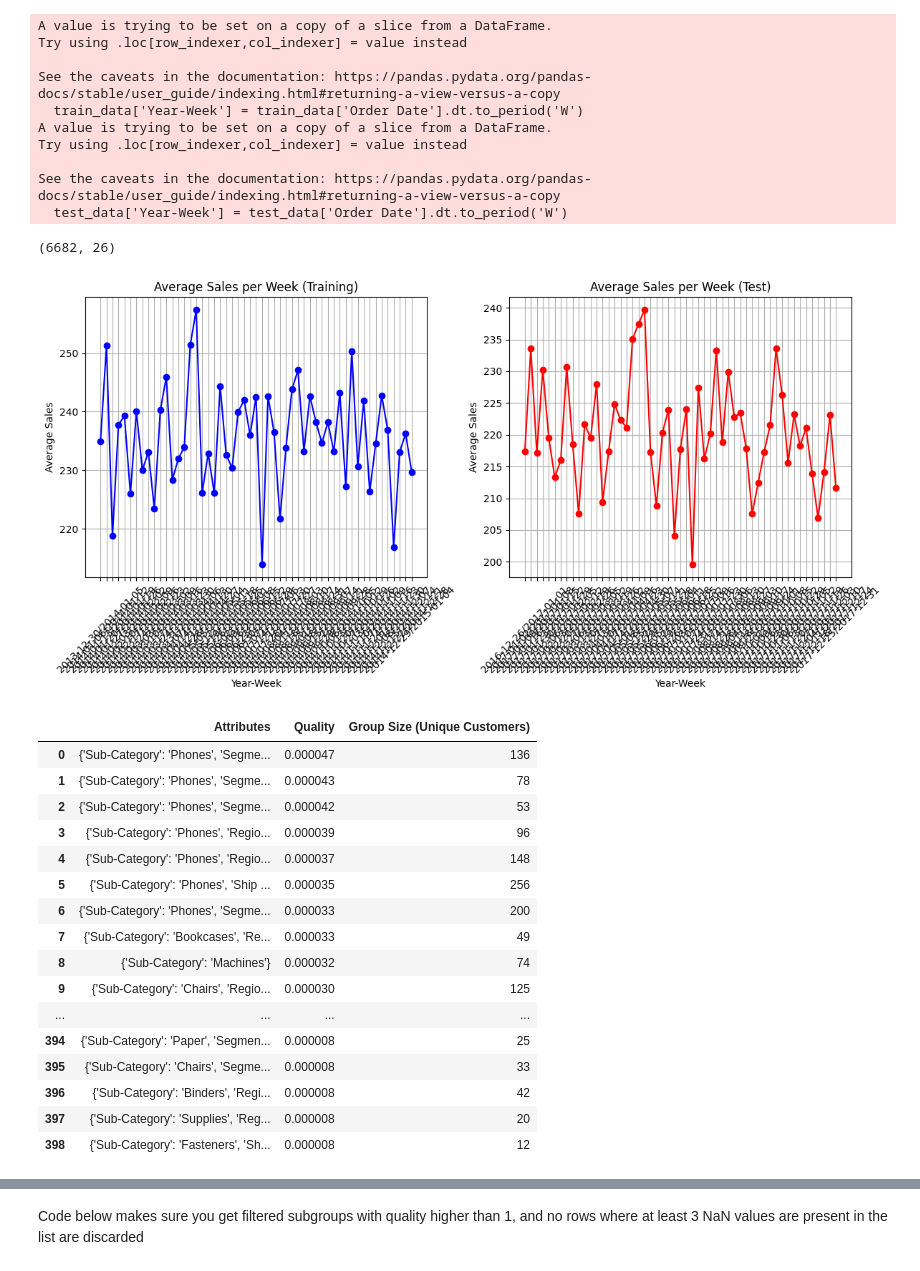
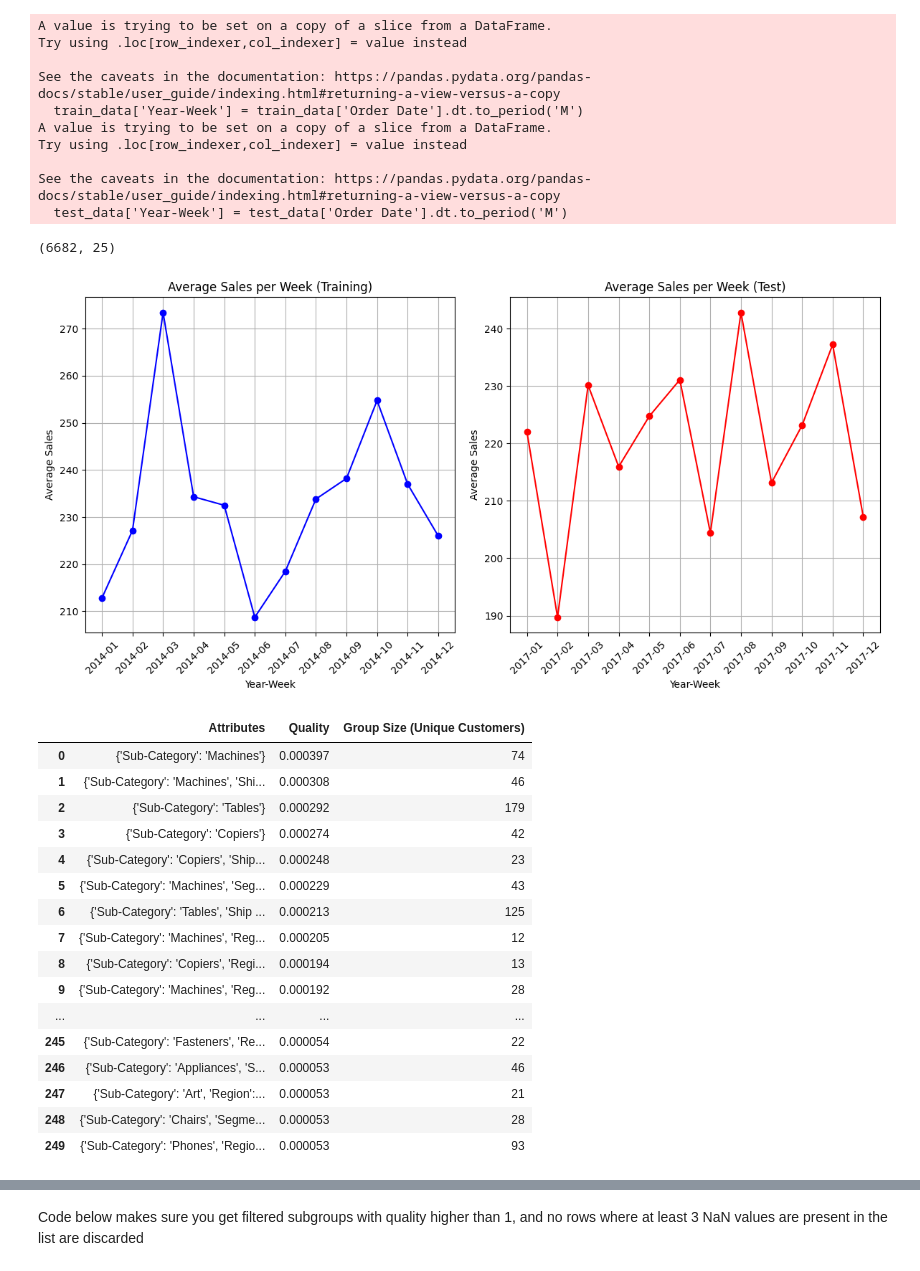
Before and after one commit to mauritzvanlingen/RTiDM-groep-2, a Jupyter notebook: subgroup_discovery.ipynb, the cells around one changed output, grey strips where cells are left out. Drawn from its saved outputs; the diff is of its cells as text; code cells hidden in the pictures.

```diff
--- a/subgroup_discovery.ipynb
+++ b/subgroup_discovery.ipynb
@@ -16,7 +16,7 @@ df['Order Date'] = pd.to_datetime(df['Order Date'])
 def categorize_discount(discount):
     if discount == 0:
         return "No discount"
-    elif 0 < discount <= 0.2:  # Assuming 20% corresponds to 0.2 in the dataset
+    elif 0 < discount <= 0.3:
         return "Low discount"
     else:
         return "High discount"
@@ -53,7 +53,7 @@ train_data = df[df['Order Date'] <= cutoff_date]
 test_data = df[df['Order Date'] > cutoff_date]
 
 # Apply medium exponential smoothing to reduce the impact of outliers (on 'Profit' and 'Sales' columns)
-def apply_exponential_smoothing(data, alpha=0.01):
+def apply_exponential_smoothing(data, alpha=0.15):
     # Apply exponential smoothing to 'Profit' and 'Sales'
     data['Profit'] = data['Profit'].ewm(alpha=alpha).mean()
     data['Sales'] = data['Sales'].ewm(alpha=alpha).mean()
@@ -147,12 +147,9 @@ See the caveats in the documentation: https://pandas.pydata.org/pandas-docs/stab
 Training Data (After Exponential Smoothing)
 (6682, 24)
 # %%
-import pandas as pd
-import matplotlib.pyplot as plt
-
 # Extract the year-week format from 'Order Date' to group by week
-train_data['Year-Week'] = train_data['Order Date'].dt.to_period('W')
-test_data['Year-Week'] = test_data['Order Date'].dt.to_period('W')
+train_data['Year-Week'] = train_data['Order Date'].dt.to_period('M')
+test_data['Year-Week'] = test_data['Order Date'].dt.to_period('M')
 print(train_data.shape)
 # Group by 'Year-Week' and calculate the average sales per week for both datasets
 avg_sales_per_week_train = train_data.groupby('Year-Week')['Sales'].mean()
@@ -163,39 +160,38 @@ plt.figure(figsize=(12, 6))
 
 plt.subplot(1, 2, 1)
 plt.plot(avg_sales_per_week_train.index.astype(str), avg_sales_per_week_train.values, marker='o', linestyle='-', color='b')
 plt.title('Average Sales per Week (Training)')
 plt.xlabel('Year-Week')
 plt.ylabel('Average Sales')
 plt.xticks(rotation=45)
 plt.grid(True)
 
 # Plot the average sales per week for the test dataset
 plt.subplot(1, 2, 2)
 plt.plot(avg_sales_per_week_test.index.astype(str), avg_sales_per_week_test.values, marker='o', linestyle='-', color='r')
 plt.title('Average Sales per Week (Test)')
 plt.xlabel('Year-Week')
 plt.ylabel('Average Sales')
 plt.xticks(rotation=45)
 plt.grid(True)
 
 # Adjust layout and display the plots
 plt.tight_layout()
 plt.show()
 # %% [output]
 A value is trying to be set on a copy of a slice from a DataFrame.
 Try using .loc[row_indexer,col_indexer] = value instead
 
 See the caveats in the documentation: https://pandas.pydata.org/pandas-docs/stable/user_guide/indexing.html#returning-a-view-versus-a-copy
-  train_data['Year-Week'] = train_data['Order Date'].dt.to_period('W')
+  train_data['Year-Week'] = train_data['Order Date'].dt.to_period('M')
 A value is trying to be set on a copy of a slice from a DataFrame.
 Try using .loc[row_indexer,col_indexer] = value instead
 
 See the caveats in the documentation: https://pandas.pydata.org/pandas-docs/stable/user_guide/indexing.html#returning-a-view-versus-a-copy
-  test_data['Year-Week'] = test_data['Order Date'].dt.to_period('W')
+  test_data['Year-Week'] = test_data['Order Date'].dt.to_period('M')
-(6682, 26)
+(6682, 25)
-[figure, old version]
+[figure, new version]
 # %%
-import pandas as pd
 import numpy as np
 from itertools import product, combinations
 
@@ -280,7 +276,7 @@ def discover_subgroups(df, attributes, k=5):
 
 # Example: Subgroup discovery based on 'Sub-Category', 'Segment', 'Region', and 'Ship Mode'
 attributes = ['Sub-Category', 'Segment', 'Region', 'Ship Mode']  # Variables for subgroup discovery
-best_subgroups_train = discover_subgroups(train_data, attributes, k=900)
+best_subgroups_train = discover_subgroups(train_data, attributes, k=250)
 
 # Convert the list of dictionaries (best_subgroups) into a DataFrame for better visualization
 subgroup_details_df_train = pd.DataFrame(best_subgroups_train)
@@ -292,22 +288,22 @@ pd.set_option('display.max_rows', None)
 subgroup_details_df_train
 # %% [output]
 |  | Attributes | Quality | Group Size (Unique Customers) |
-| 0 | {'Sub-Category': 'Phones', 'Segme... | 0.000047 | 136 |
-| 1 | {'Sub-Category': 'Phones', 'Segme... | 0.000043 | 78 |
-| 2 | {'Sub-Category': 'Phones', 'Segme... | 0.000042 | 53 |
-| 3 | {'Sub-Category': 'Phones', 'Regio... | 0.000039 | 96 |
-| 4 | {'Sub-Category': 'Phones', 'Regio... | 0.000037 | 148 |
-| 5 | {'Sub-Category': 'Phones', 'Ship ... | 0.000035 | 256 |
-| 6 | {'Sub-Category': 'Phones', 'Segme... | 0.000033 | 200 |
-| 7 | {'Sub-Category': 'Bookcases', 'Re... | 0.000033 | 49 |
-| 8 | {'Sub-Category': 'Machines'} | 0.000032 | 74 |
-| 9 | {'Sub-Category': 'Chairs', 'Regio... | 0.000030 | 125 |
+| 0 | {'Sub-Category': 'Machines'} | 0.000397 | 74 |
+| 1 | {'Sub-Category': 'Machines', 'Shi... | 0.000308 | 46 |
+| 2 | {'Sub-Category': 'Tables'} | 0.000292 | 179 |
+| 3 | {'Sub-Category': 'Copiers'} | 0.000274 | 42 |
+| 4 | {'Sub-Category': 'Copiers', 'Ship... | 0.000248 | 23 |
+| 5 | {'Sub-Category': 'Machines', 'Seg... | 0.000229 | 43 |
+| 6 | {'Sub-Category': 'Tables', 'Ship ... | 0.000213 | 125 |
+| 7 | {'Sub-Category': 'Machines', 'Reg... | 0.000205 | 12 |
+| 8 | {'Sub-Category': 'Copiers', 'Regi... | 0.000194 | 13 |
+| 9 | {'Sub-Category': 'Machines', 'Reg... | 0.000192 | 28 |
 | ... | ... | ... | ... |
-| 394 | {'Sub-Category': 'Paper', 'Segmen... | 0.000008 | 25 |
-| 395 | {'Sub-Category': 'Chairs', 'Segme... | 0.000008 | 33 |
-| 396 | {'Sub-Category': 'Binders', 'Regi... | 0.000008 | 42 |
-| 397 | {'Sub-Category': 'Supplies', 'Reg... | 0.000008 | 20 |
-| 398 | {'Sub-Category': 'Fasteners', 'Sh... | 0.000008 | 12 |
+| 245 | {'Sub-Category': 'Fasteners', 'Re... | 0.000054 | 22 |
+| 246 | {'Sub-Category': 'Appliances', 'S... | 0.000053 | 46 |
+| 247 | {'Sub-Category': 'Art', 'Region':... | 0.000053 | 21 |
+| 248 | {'Sub-Category': 'Chairs', 'Segme... | 0.000053 | 28 |
+| 249 | {'Sub-Category': 'Phones', 'Regio... | 0.000053 | 93 |
 # %%
 import pandas as pd
 import numpy as np
```
Also changed, not shown: parts of 8 cells of this notebook.
